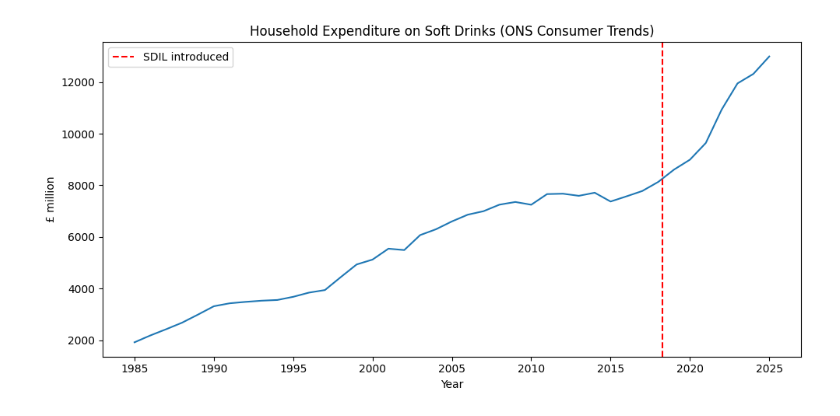
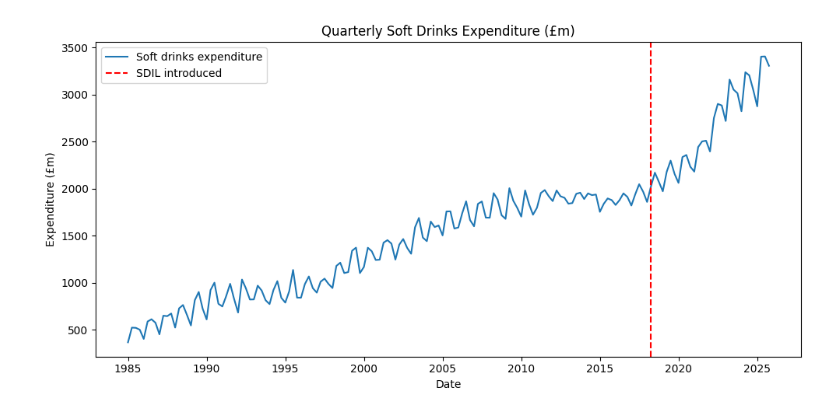
Before and after one commit to meenakshi-manupriya/sugar-tax-casual-inference, a Jupyter notebook: notebooks/01_exploration.ipynb, the cells around one changed output. Cells and saved outputs as stored; diff of their text form; code cells hidden in the pictures.

```diff
--- a/notebooks/01_exploration.ipynb
+++ b/notebooks/01_exploration.ipynb
@@ -15,6 +35,7 @@ Index(['Title', '01.2.2 Non-alcoholic beverages Mineral water and soft drinks CP
 # %%
 
+#rename columns
 df = df.rename(columns={
-    "Title": "quarter",
+    "Title": "period",
     "01.2.2 Non-alcoholic beverages Mineral water and soft drinks CP NSA £m": "soft_drinks_expenditure_m"
 })
@@ -41,0 +51,7 @@ df["quarter"] = pd.to_datetime(df["quarter"], errors="coerce")
+# %%
+
+#keep only quarterly data
+df_q = df_time[df_time["period"].astype(str).str.contains(r"\sQ[1-4]$", regex=True)].copy()
+# %%
+#convert quarter to datetime
+df_q["soft_drinks_expenditure_m"] = pd.to_numeric(df_q["soft_drinks_expenditure_m"], errors="coerce")
@@ -41,0 +63,18 @@ df["quarter"] = pd.to_datetime(df["quarter"], errors="coerce")
+# %%
+df_q["year"] = df_q["period"].str[:4].astype(int)
+df_q["quarter"] = df_q["period"].str.extract(r"Q([1-4])")[0].astype(int)
+
+df_q["date"] = (
+    pd.PeriodIndex(
+        df_q["year"].astype(str) + "Q" + df_q["quarter"].astype(str),
+        freq="Q"
+    )
+    .to_timestamp()
+)
+
+df_q["soft_drinks_expenditure_m"] = pd.to_numeric(
+    df_q["soft_drinks_expenditure_m"],
+    errors="coerce"
+)
+
+df_q = df_q.sort_values("date").set_index("date")
@@ -42,12 +105,20 @@ df["quarter"] = pd.to_datetime(df["quarter"], errors="coerce")
 # %%
+
 plt.figure(figsize=(10, 5))
-plt.plot(df["quarter"], df["soft_drinks_expenditure_m"])
+
+plt.plot(
+    df_q.index,
+    df_q["soft_drinks_expenditure_m"],
+    label="Soft drinks expenditure"
+)
 plt.axvline(pd.Timestamp("2018-04-01"), color="red", linestyle="--", label="SDIL introduced")
-plt.title("Household Expenditure on Soft Drinks (ONS Consumer Trends)")
-plt.xlabel("Year")
-plt.ylabel("£ million")
+
+plt.title("Quarterly Soft Drinks Expenditure (£m)")
+plt.xlabel("Date")
+plt.ylabel("Expenditure (£m)")
 plt.legend()
+
 plt.tight_layout()
 plt.show()
 # %% [output]
-[figure, old version]
+[figure, new version]
```
Also changed, not shown: parts of 24 cells of this notebook.
